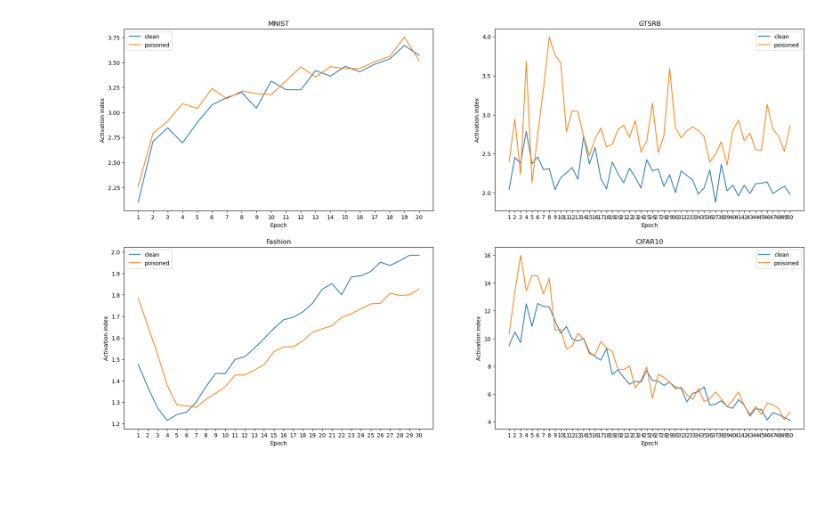
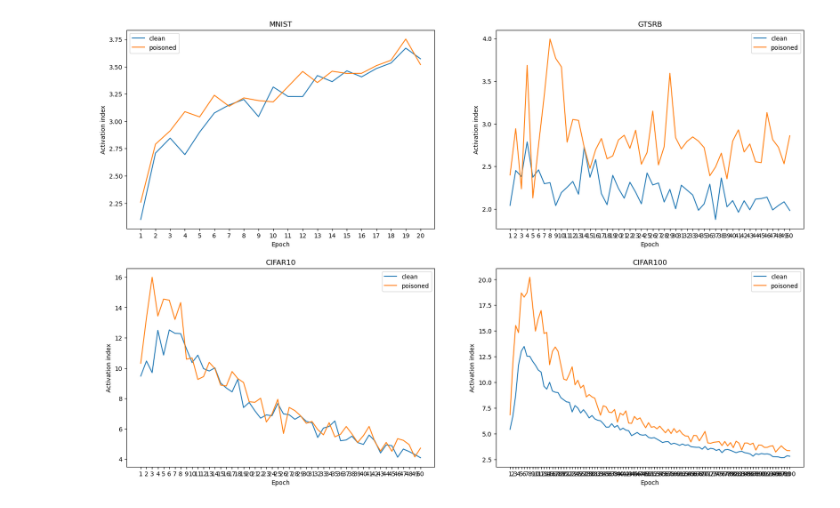
Before and after one commit to LinearAlgebraX/DNNForFinalProject2024, a Jupyter notebook: makeGraph.ipynb, the cells around one changed output. Saved outputs shown, nothing was run; the diff lists cells and outputs as text; code cells hidden in the pictures; blank space fills up the shorter version.

```diff
--- a/makeGraph.ipynb
+++ b/makeGraph.ipynb
@@ -29,7 +29,7 @@ for i in datasetName:
     Px.append(Pxtemp)
 
 
-plt.figure(figsize=(22, 13))
+plt.figure(figsize=(20, 13))
 plt.figure(1)
 
 ax1 = plt.subplot(221)
@@ -38,45 +38,45 @@ ax1.plot(Cx[0], Cy[0], label="clean")
 ax1.plot(Px[0], Py[0], label="poisoned")
 plt.xticks(Cx[0])
 plt.xlabel("Epoch")
 plt.ylabel("Activation index")
 plt.legend()
 
 ax2 = plt.subplot(222)
 ax2.set_title("GTSRB")
 ax2.plot(Cx[1], Cy[1], label="clean")
 ax2.plot(Px[1], Py[1], label="poisoned")
 plt.xticks(Cx[1])
 plt.xlabel("Epoch")
 plt.ylabel("Activation index")
 plt.legend()
 
+# ax3 = plt.subplot(223)
+# ax3.set_title("Fashion")
+# ax3.plot(Cx[2], Cy[2], label="clean")
+# ax3.plot(Px[2], Py[2], label="poisoned")
+# plt.xticks(Cx[2])
+# plt.xlabel("Epoch")
+# plt.ylabel("Activation index")
+# plt.legend()
+
 ax3 = plt.subplot(223)
-ax3.set_title("Fashion")
-ax3.plot(Cx[2], Cy[2], label="clean")
-ax3.plot(Px[2], Py[2], label="poisoned")
-plt.xticks(Cx[2])
+ax3.set_title("CIFAR10")
+ax3.plot(Cx[3], Cy[3], label="clean")
+ax3.plot(Px[3], Py[3], label="poisoned")
+plt.xticks(Cx[3])
 plt.xlabel("Epoch")
 plt.ylabel("Activation index")
 plt.legend()
-
-# ax4 = plt.subplot(224)
-# ax4.set_title("CIFAR10")
-# ax4.plot(Cx[3], Cy[3], label="clean")
-# ax4.plot(Px[3], Py[3], label="poisoned")
-# plt.xticks(Cx[3])
-# plt.xlabel("Epoch")
-# plt.ylabel("Activation index")
-# plt.legend()
 
 ax4 = plt.subplot(224)
 ax4.set_title("CIFAR100")
 ax4.plot(Cx[4], Cy[4], label="clean")
 ax4.plot(Px[4], Py[4], label="poisoned")
-plt.xticks(Cx[3])
+plt.xticks(Cx[4])
 plt.xlabel("Epoch")
 plt.ylabel("Activation index")
 plt.legend()
 
 plt.show()
 # %% [output]
-[figure, old version]
+[figure, new version]
```
Also changed, not shown: 8 other files.
